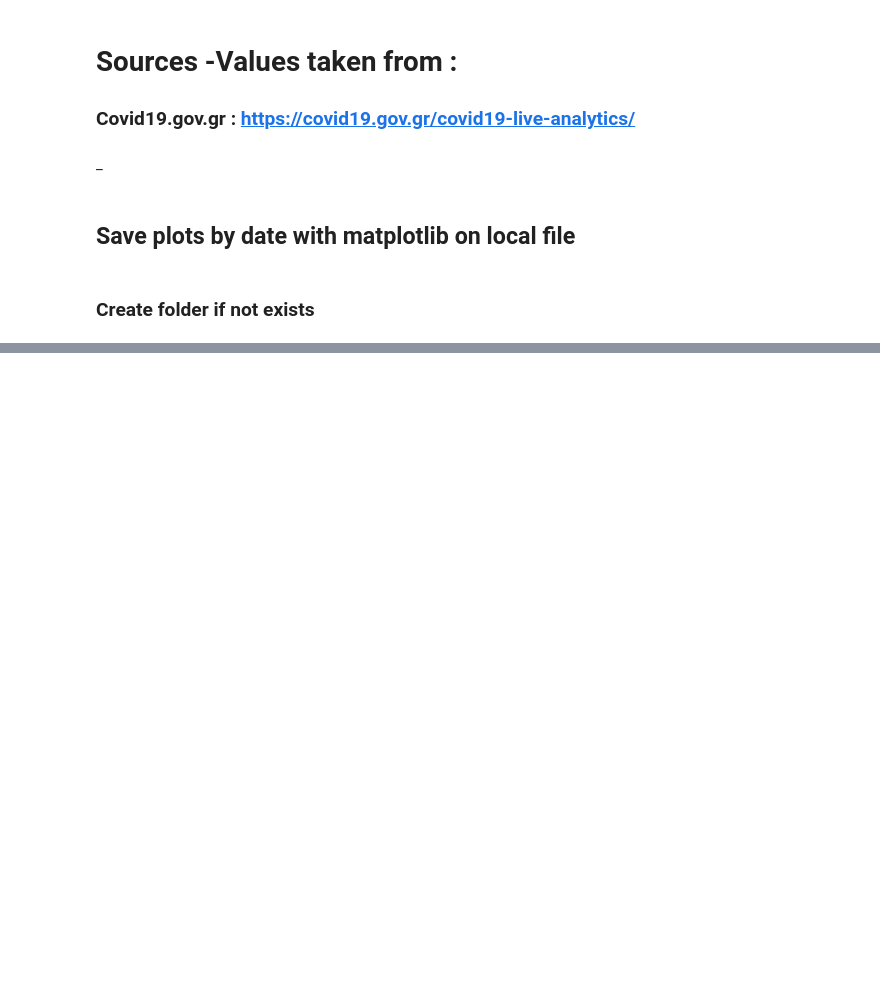
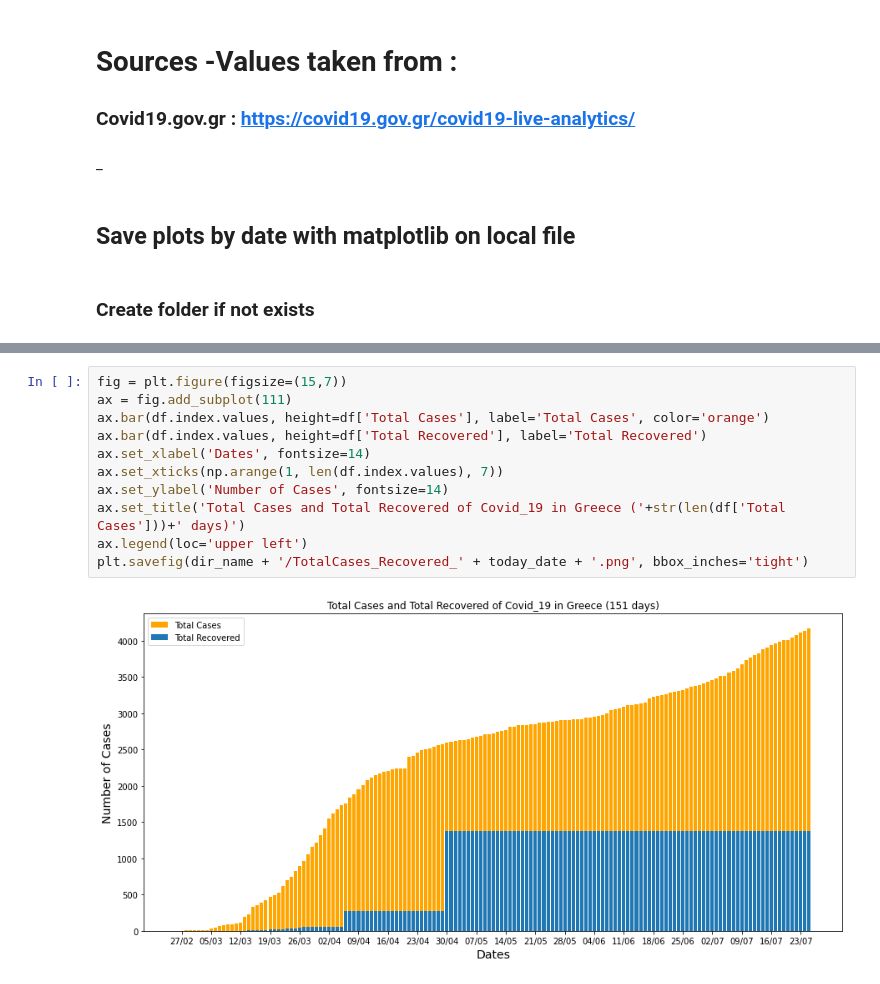
Before and after one commit to kostasthanos/Covid-19-Greece, a Jupyter notebook: Covid-19_Data_Greece.ipynb, the cells around one changed output, grey strips where cells are left out. Drawn from its saved outputs; the diff is of its cells as text; blank space fills up the shorter version.

```diff
--- a/Covid-19_Data_Greece.ipynb
+++ b/Covid-19_Data_Greece.ipynb
@@ -351,3 +345,16 @@ plt.savefig(dir_name + '/TotalCases_Recovered_' + today_date + '.png', bbox_inch
+# %%
+fig = plt.figure(figsize=(15,7))
+ax = fig.add_subplot(111)
+ax.bar(df.index.values, height=df['Total Cases'], label='Total Cases', color='orange')
+ax.bar(df.index.values, height=df['Total Recovered'], label='Total Recovered')
+ax.set_xlabel('Dates', fontsize=14)
+ax.set_xticks(np.arange(1, len(df.index.values), 7))
+ax.set_ylabel('Number of Cases', fontsize=14)
+ax.set_title('Total Cases and Total Recovered of Covid_19 in Greece ('+str(len(df['Total Cases']))+' days)')
+ax.legend(loc='upper left')
+plt.savefig(dir_name + '/TotalCases_Recovered_' + today_date + '.png', bbox_inches='tight')
+# %% [output]
+[figure, added]
 # %%
 df[['Active Cases', 'Total Cases']].plot(figsize=(15,7), linewidth=4,
                                         fontsize=14, marker='o', title='Total and Active Cases of Covid_19 in Greece (' +str(len(df['Total Cases']))+' days)')
```
Also changed, not shown: parts of 11 cells of this notebook.
